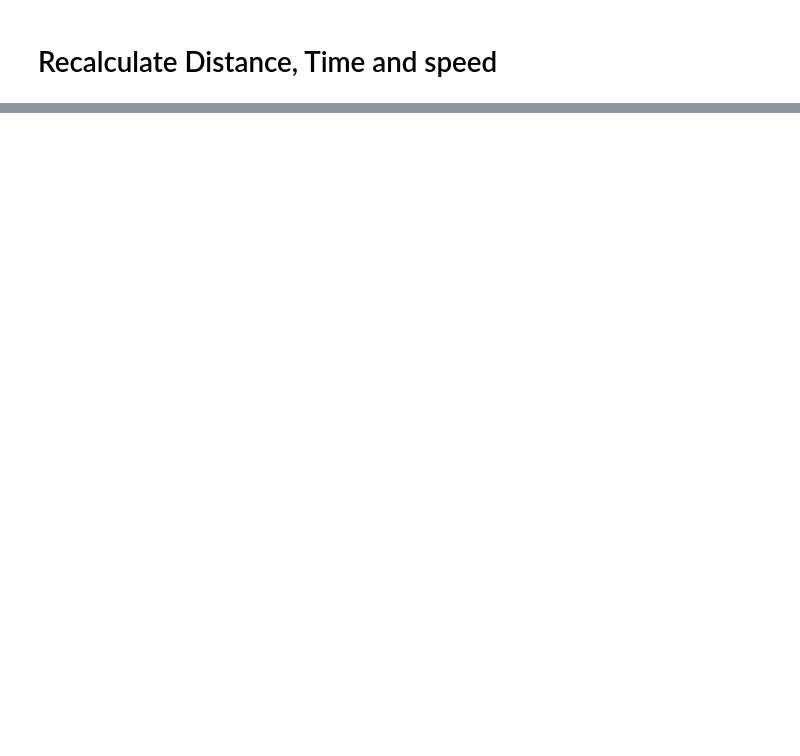
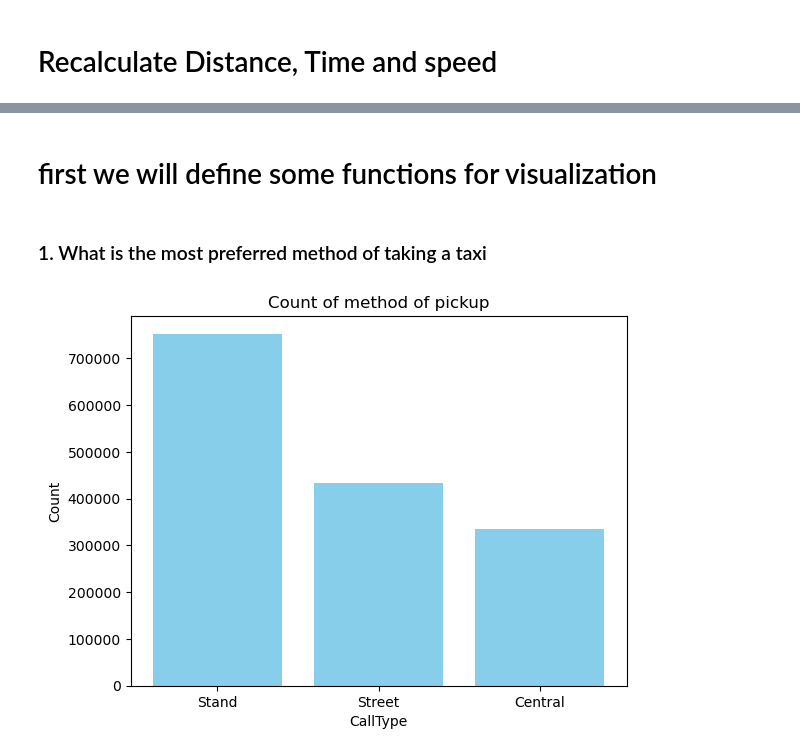
Before and after one commit to mahmoudnaif/Data-Sceince-Project, a Jupyter notebook: Testing.ipynb, the cells around one changed output, grey strips where cells are left out. Drawn from its saved outputs; the diff is of its cells as text; code cells hidden in the pictures; blank space fills up the shorter version.

```diff
--- a/Testing.ipynb
+++ b/Testing.ipynb
@@ -741,0 +748,2 @@ df.loc[df['MISSING_DATA'] == True]
+# %% [markdown]
+# first we will define some functions for visualization
@@ -741,0 +812,7 @@ df.loc[df['MISSING_DATA'] == True]
+# %% [markdown]
+### 1. What is the most preferred method of taking a taxi
+# %%
+daytype_counts = df['CALL_TYPE'].value_counts()
+barPlot(daytype_counts.index,daytype_counts.values,"method of pickup","CallType","Count")
+# %% [output]
+[figure, added]
```
Also changed, not shown: parts of 9 cells of this notebook.
